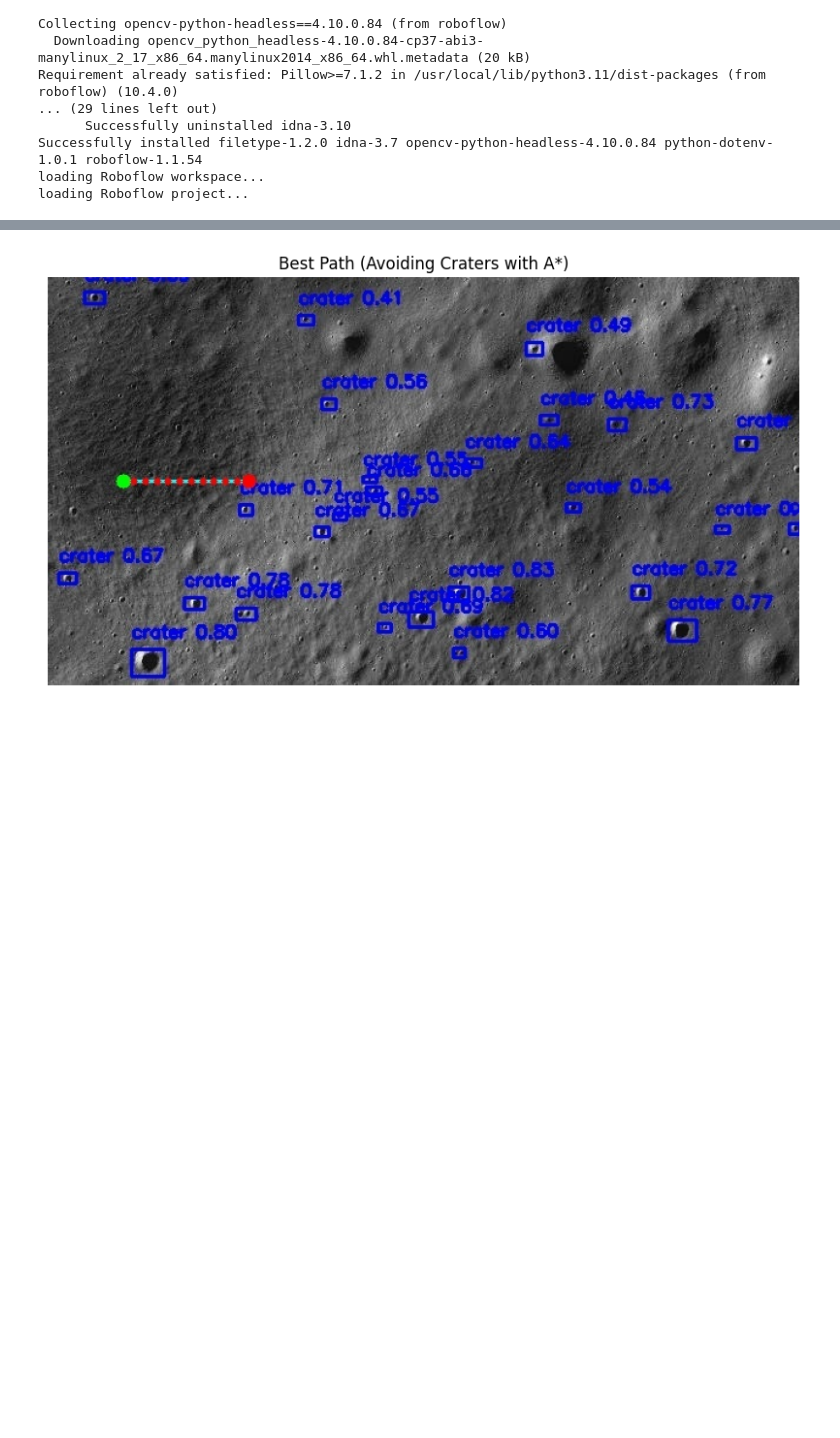
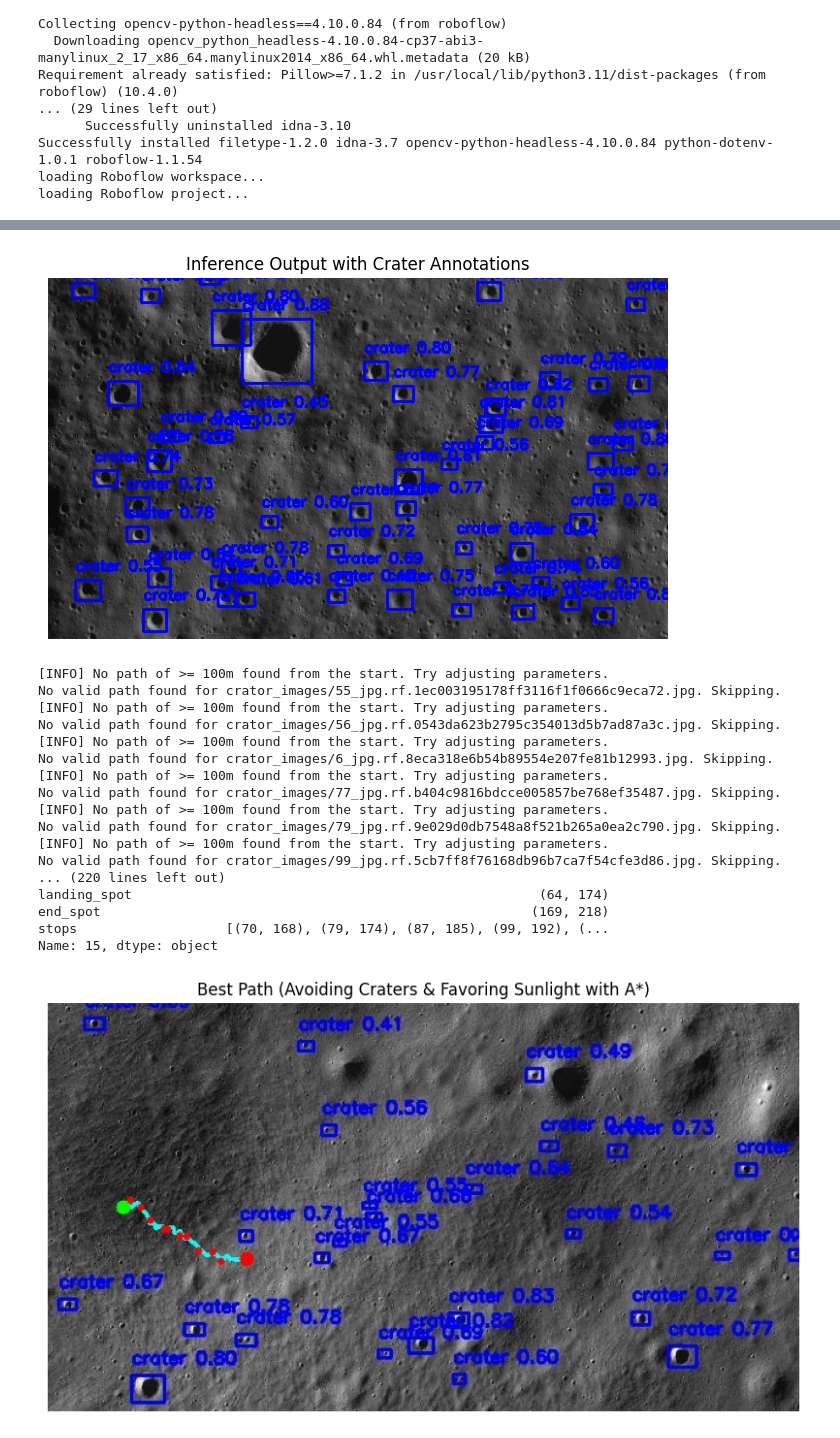
Before and after one commit to AvichalDwivedi2205/moonPath, a Jupyter notebook: moonpath.ipynb, the cells around one changed output, grey strips where cells are left out. Drawn from its saved outputs; the diff is of its cells as text; code cells hidden in the pictures; blank space fills up the shorter version.

```diff
--- a/moonpath.ipynb
+++ b/moonpath.ipynb
@@ -349,23 +122,9 @@ Processing /content/train/images/32_jpg.rf.417e319fee8bb08953a034d8ae4fbbb4.jpg.
 # %%
-import math
-import heapq
-import os
-import cv2
-import numpy as np
-import pandas as pd
-import matplotlib.pyplot as plt
-
 def create_occupancy_grid(image_path, predictions):
-    """
-    Create a 2D occupancy grid (H x W) for the given image,
-    marking crater bounding boxes as blocked (1).
-    """
     img = cv2.imread(image_path)
     if img is None:
         raise ValueError(f"Cannot load image: {image_path}")
     H, W, _ = img.shape
-
-    # 0 = free, 1 = blocked
     occupancy_grid = np.zeros((H, W), dtype=np.uint8)
 
     for pred in predictions:
@@ -374,13 +133,11 @@ def create_occupancy_grid(image_path, predictions):
         w = pred['width']
         h = pred['height']
 
-        # Convert to integer pixel coords
         x_min = int(x_center - w / 2)
         x_max = int(x_center + w / 2)
         y_min = int(y_center - h / 2)
         y_max = int(y_center + h / 2)
 
-        # Clip to image boundaries
         x_min = max(0, x_min)
         x_max = min(W - 1, x_max)
         y_min = max(0, y_min)
@@ -580,44 +317,38 @@ def process_all_paths_avoiding_craters_a_star(df_results,
                                               all_paths_folder="all_paths_avoiding_craters",
                                               best_path_folder="best_path"):
     """
-    For each image in df_results, plan a path >= 100m using A* that avoids crater bounding boxes.
-    Save all annotated images, then pick the "best" image by crater coverage (lowest safety_score).
+    For each image in df_results, plan a path >= 100m using A* that avoids crater bounding boxes
+    while favoring areas with high sunlight. Saves annotated images and selects the best one based
+    on crater coverage (lowest safety_score).
     """
     os.makedirs(all_paths_folder, exist_ok=True)
     os.makedirs(best_path_folder, exist_ok=True)
-
     records = []
 
     for idx, row in df_results.iterrows():
         image_path = row['image_path']
         preds = row['inference_result'].get("predictions", [])
-
-        # Safety score: sum of crater areas
         safety_score = sum(p["width"] * p["height"] for p in preds)
 
         annotated_img, path_coords, stops = plan_rover_path_avoid_craters_a_star(
             image_path=image_path,
             predictions=preds,
-            path_length_m=100,  # desired path length
+            path_length_m=100,
             num_stops=10,
-            real_width_m=600,   # adjust if needed
+            real_width_m=600,
             real_height_m=150
         )
 
         if annotated_img is None:
-            # Means no path found or error reading image
             print(f"No valid path found for {image_path}. Skipping.")
             continue
 
-        # Save the annotated image
         base_name = os.path.basename(image_path)
         out_name = os.path.splitext(base_name)[0] + "_avoid_a_star.jpg"
         out_path = os.path.join(all_paths_folder, out_name)
-
         annotated_bgr = cv2.cvtColor(annotated_img, cv2.COLOR_RGB2BGR)
         cv2.imwrite(out_path, annotated_bgr)
 
-        # Record info
         record = {
             "image_path": image_path,
             "annotated_image_path": out_path,
@@ -629,32 +360,42 @@ def process_all_paths_avoiding_craters_a_star(df_results,
         }
         records.append(record)
 
-    # Create a DataFrame
     paths_df = pd.DataFrame(records)
     if len(paths_df) == 0:
         print("[INFO] No paths found for any image!")
         return None, None, None
 
-    # Pick best image by crater coverage (lowest safety_score).
     best_idx = paths_df["safety_score"].idxmin()
     best_record = paths_df.loc[best_idx]
-
-    # Copy best annotated image to best_path folder
     best_annotated_img = cv2.imread(best_record["annotated_image_path"])
     best_output_path = os.path.join(best_path_folder, "best_path.jpg")
     cv2.imwrite(best_output_path, best_annotated_img)
 
     return paths_df, best_record, best_output_path
+# Remember to take out the train and valid files from the Chandrayaan-2-OHRC-Lunar-Crater-Dataset-4 folder or just add that in the path
+train_dir = "/content/train/images"
+valid_dir = "/content/valid/images"
+
+df_results = process_images(train_dir, valid_dir)
+print(df_results.head())
+
+sample_image_path = df_results.iloc[0]['image_path']
+sample_img = cv2.imread(sample_image_path)
+sample_img_rgb = cv2.cvtColor(sample_img, cv2.COLOR_BGR2RGB)
+plt.figure(figsize=(8,8))
+plt.imshow(sample_img_rgb)
+plt.axis('off')
+plt.title("Inference Output with Crater Annotations")
+plt.show()
 
 paths_df, best_record, best_output_path = process_all_paths_avoiding_craters_a_star(df_results)
 if paths_df is not None:
     print("All path details:\n", paths_df)
     print("\nBest path details:\n", best_record)
-    # Display best path
     best_img_rgb = cv2.cvtColor(cv2.imread(best_output_path), cv2.COLOR_BGR2RGB)
     plt.figure(figsize=(10, 6))
     plt.imshow(best_img_rgb)
-    plt.title("Best Path (Avoiding Craters with A*)")
+    plt.title("Best Path (Avoiding Craters & Favoring Sunlight with A*)")
     plt.axis('off')
     plt.show()
 # %% [output]
@@ -678 +419,19 @@ Name: 12, dtype: object
-[figure, old version]
+[figure, new version]
+[INFO] No path of >= 100m found from the start. Try adjusting parameters.
+No valid path found for crator_images/55_jpg.rf.1ec003195178ff3116f1f0666c9eca72.jpg. Skipping.
+[INFO] No path of >= 100m found from the start. Try adjusting parameters.
+No valid path found for crator_images/56_jpg.rf.0543da623b2795c354013d5b7ad87a3c.jpg. Skipping.
+[INFO] No path of >= 100m found from the start. Try adjusting parameters.
+No valid path found for crator_images/6_jpg.rf.8eca318e6b54b89554e207fe81b12993.jpg. Skipping.
+[INFO] No path of >= 100m found from the start. Try adjusting parameters.
+No valid path found for crator_images/77_jpg.rf.b404c9816bdcce005857be768ef35487.jpg. Skipping.
+[INFO] No path of >= 100m found from the start. Try adjusting parameters.
+No valid path found for crator_images/79_jpg.rf.9e029d0db7548a8f521b265a0ea2c790.jpg. Skipping.
+[INFO] No path of >= 100m found from the start. Try adjusting parameters.
+No valid path found for crator_images/99_jpg.rf.5cb7ff8f76168db96b7ca7f54cfe3d86.jpg. Skipping.
+... (220 lines left out)
+landing_spot                                                    (64, 174)
+end_spot                                                       (169, 218)
+stops                   [(70, 168), (79, 174), (87, 185), (99, 192), (...
+Name: 15, dtype: object
+[figure, added]
```
Also changed, not shown: parts of 14 cells of this notebook.
